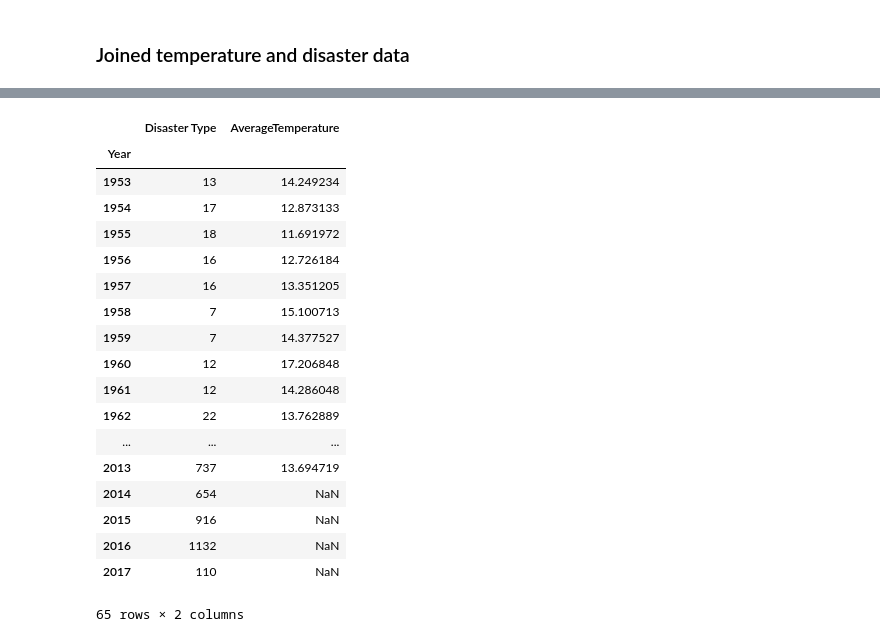
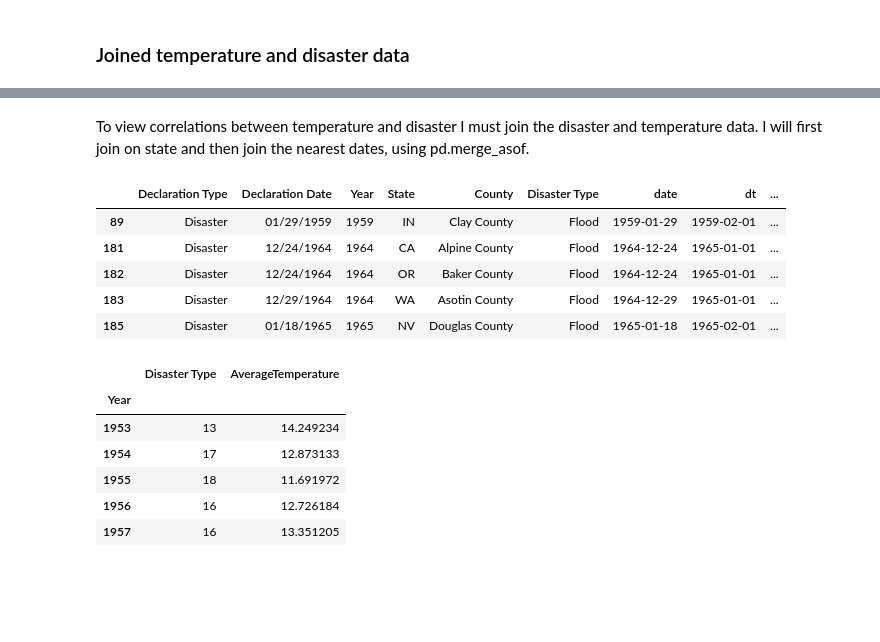
Before and after one commit to karahahn/Springboard_Capstone1, a Jupyter notebook: Data Storytelling.ipynb, the cells around one changed output, grey strips where cells are left out. Saved outputs shown, nothing was run; the diff lists cells and outputs as text; code cells hidden in the pictures; blank space fills up the shorter version.

```diff
--- a/Data Storytelling.ipynb
+++ b/Data Storytelling.ipynb
@@ -632,0 +554,2 @@ join_state.head()
+# %% [markdown]
+To view correlations between temperature and disaster I must join the disaster and temperature data. I will first join on state and then join the nearest dates, using pd.merge_asof.
@@ -633,25 +571,25 @@ join_state.head()
+# %%
+# removing rows where the join dates did not match since the disaster data only went up to Sept 2013
+joindf = joindf[joindf['date']<='2013-09-30']
+joindf.head()
+# %% [output]
+|  | Declaration Type | Declaration Date | Year | State | County | Disaster Type | date | dt | ... |
+| 89 | Disaster | 01/29/1959 | 1959 | IN | Clay County | Flood | 1959-01-29 | 1959-02-01 | ... |
+| 181 | Disaster | 12/24/1964 | 1964 | CA | Alpine County | Flood | 1964-12-24 | 1965-01-01 | ... |
+| 182 | Disaster | 12/24/1964 | 1964 | OR | Baker County | Flood | 1964-12-24 | 1965-01-01 | ... |
+| 183 | Disaster | 12/29/1964 | 1964 | WA | Asotin County | Flood | 1964-12-29 | 1965-01-01 | ... |
+| 185 | Disaster | 01/18/1965 | 1965 | NV | Douglas County | Flood | 1965-01-18 | 1965-02-01 | ... |
 # %%
+# groupby to get the disaster count and average temperature for the scatter plot
 join_state1 = join_state[['Declaration Date','State','Disaster Type','Year','AverageTemperature','state','year']]
 join_state_group = join_state1.groupby(['Year']).agg({'Disaster Type':'count',
                                                       'AverageTemperature':'mean'})
-join_state_group
+join_state_group.head()
 # %% [output]
 |  | Disaster Type | AverageTemperature |
 | Year |  |  |
 | 1953 | 13 | 14.249234 |
 | 1954 | 17 | 12.873133 |
 | 1955 | 18 | 11.691972 |
 | 1956 | 16 | 12.726184 |
 | 1957 | 16 | 13.351205 |
-| 1958 | 7 | 15.100713 |
-| 1959 | 7 | 14.377527 |
-| 1960 | 12 | 17.206848 |
-| 1961 | 12 | 14.286048 |
-| 1962 | 22 | 13.762889 |
-| ... | ... | ... |
-| 2013 | 737 | 13.694719 |
-| 2014 | 654 | NaN |
-| 2015 | 916 | NaN |
-| 2016 | 1132 | NaN |
-| 2017 | 110 | NaN |
-65 rows × 2 columns
```
Also changed, not shown: parts of 95 cells of this notebook.
